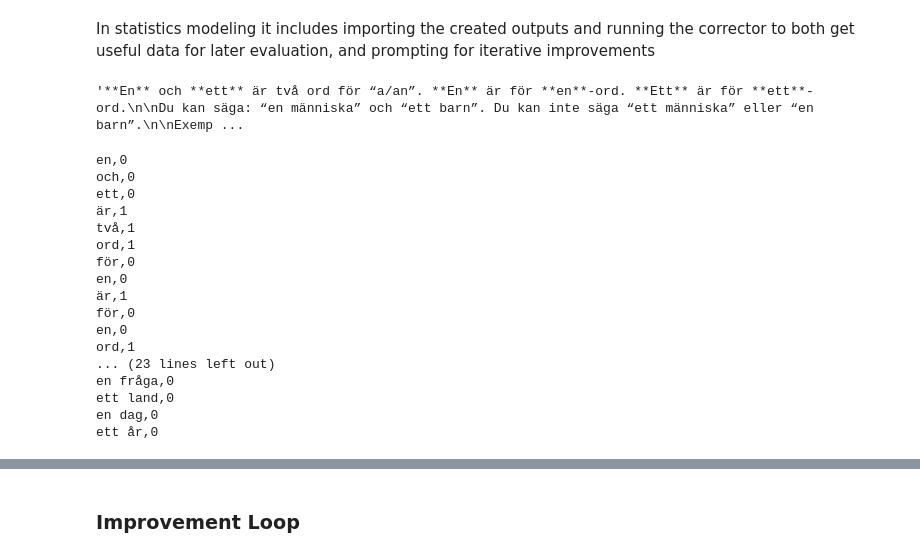
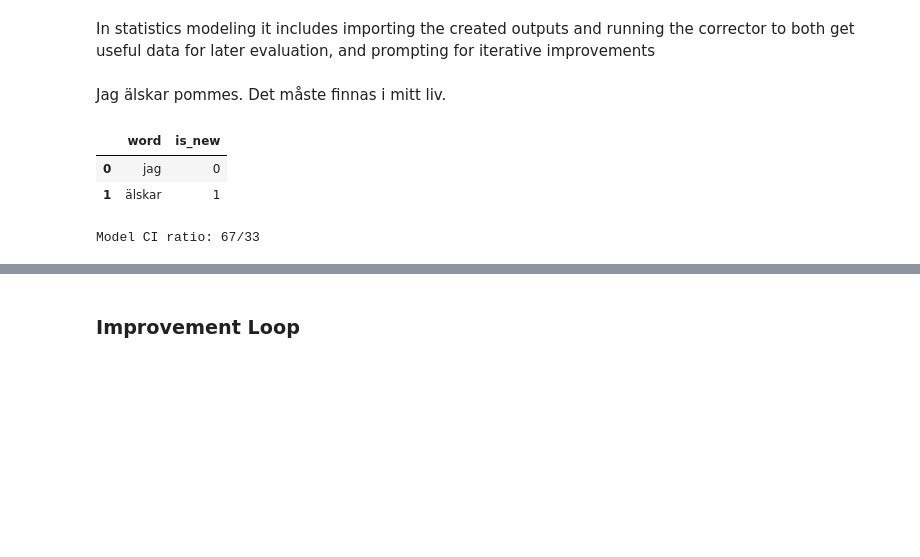
Before and after one commit to mitzeus/NILAS, a Jupyter notebook: main.ipynb, the cells around one changed output, grey strips where cells are left out. Saved outputs shown, nothing was run; the diff lists cells and outputs as text; code cells hidden in the pictures; blank space fills up the shorter version.

Commit message:
maybe fixed prompting for 4o mini lexical llm

```diff
--- a/main.ipynb
+++ b/main.ipynb
@@ -475,29 +485,20 @@ list_of_flashcards = conversation.flashcards.split("\n")
 # corrector.fit(fake_history, list_of_flashcards)
 corrector.fit(conversation.history, list_of_flashcards)
 # %%
-corrector.initial_response
+display(Markdown(corrector.initial_response))
 # %% [output]
-'**En** och **ett** är två ord för “a/an”. **En** är för **en**-ord. **Ett** är för **ett**-ord.\n\nDu kan säga: “en människa” och “ett barn”. Du kan inte säga “ett människa” eller “en barn”.\n\nExemp ...
+Jag älskar pommes. Det måste finnas i mitt liv.
 # %%
 # Testing lexical constraints one time
 
 ## Lexical classification using separate LLM
-llm_classified = corrector.lexical.llm_classification(client, "gpt-4o", LLM_LEXICAL_SYSTEM_PROMPT)
+llm_classified = corrector.lexical.llm_classification(client, "gpt-4o-mini", LLM_LEXICAL_SYSTEM_PROMPT)
+display(llm_classified.head(5)) # structure
+print(
+    f"Model CI ratio: {100 - round(llm_classified["is_new"].to_numpy().sum()/len(llm_classified["is_new"].tolist()) * 100)}/{round(llm_classified["is_new"].to_numpy().sum()/len(llm_classified["is_new"].tolist()) * 100)}"
+)
 # %% [output]
+|  | word | is_new |
+| 0 | jag | 0 |
+| 1 | älskar | 1 |
-en,0
-och,0
-ett,0
-är,1
-två,1
-ord,1
-för,0
-en,0
-är,1
-för,0
-en,0
-ord,1
-... (23 lines left out)
-en fråga,0
-ett land,0
-en dag,0
-ett år,0
+Model CI ratio: 67/33
```
Also changed, not shown: parts of 2 cells of this notebook, 3 other files.
